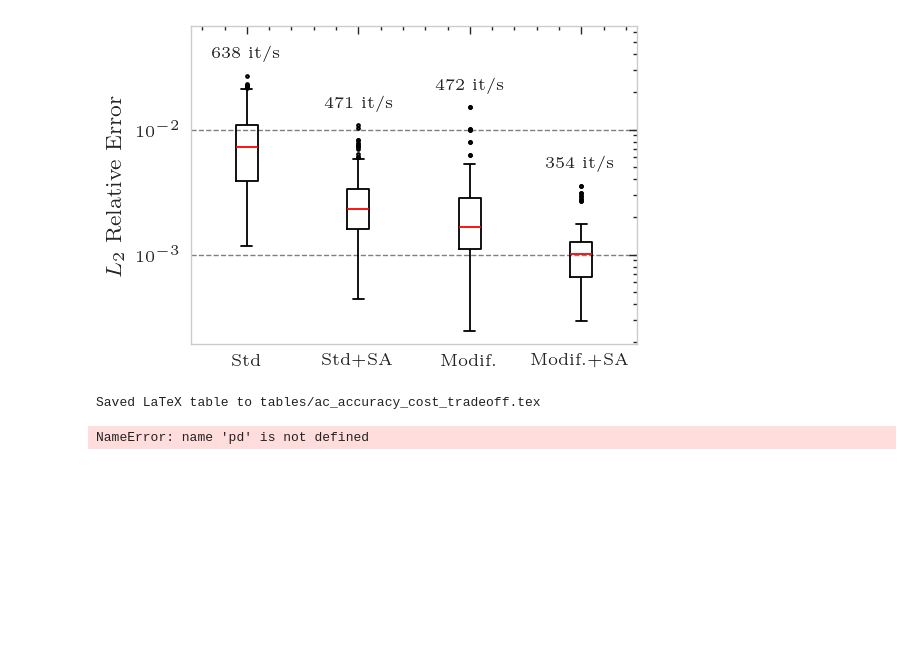
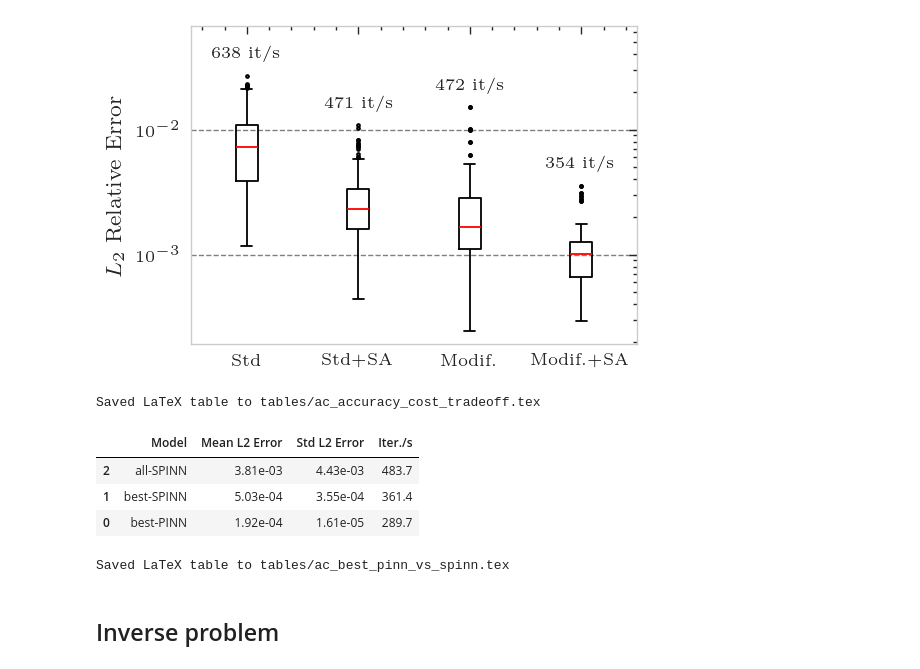
Before and after one commit to bonneted/PhD, a Jupyter notebook: chapters/III_ImprovingPINNs/05_improving_spinn_ac.ipynb, the cells around one changed output. Drawn from its saved outputs; the diff is of its cells as text; code cells hidden in the pictures; blank space fills up the shorter version.

```diff
--- a/chapters/III_ImprovingPINNs/05_improving_spinn_ac.ipynb
+++ b/chapters/III_ImprovingPINNs/05_improving_spinn_ac.ipynb
@@ -479,7 +480,7 @@ if "weight_vis" in all_data_SA and "fields" in all_data_SA["weight_vis"]:
     fig, ax = plt.subplots(4, 4, figsize=(page_width, 0.85*page_width), dpi=300, gridspec_kw={'wspace': 0.35, 'hspace': 0.3})
     plot_results(fig, ax, fields_SA_weight_vis, tt, xx, rows_title, powerlimits=(-1, 1))
 
-    save_fig = False
+    save_fig = True
     if save_fig:
         figure_folder = Path("images")
         fig.savefig(figure_folder / "ac_weight_visualization.png", bbox_inches="tight")
@@ -901,33 +904,39 @@ agg_all = (df_all.groupby(hp_cols)
     .agg(mean_l2=("l2_relative_error", "mean"), std_l2=("l2_relative_error", "std"),
          iter_per_sec=("iterations_per_sec", "mean"), count=("l2_relative_error", "count"))
     .reset_index())
 
 best_per_type = agg_all.loc[agg_all.groupby("net_type")["mean_l2"].idxmin()]
 
 # All-SPINN: aggregate across ALL SPINN runs (all configs)
 all_spinn_row = pd.DataFrame([{
     "Model": "all-SPINN",
     "Mean L2 Error": df_spinn["l2_relative_error"].mean(),
     "Std L2 Error": df_spinn["l2_relative_error"].std(),
     "Iter./s": df_spinn["iterations_per_sec"].mean(),
 }])
 
 df_best = pd.DataFrame([{
     "Model": f"best-{row['net_type']}",
     "Mean L2 Error": row["mean_l2"],
     "Std L2 Error": row["std_l2"],
     "Iter./s": row["iter_per_sec"],
-} for _, row in best_per_type.sort_values("mean_l2", ascending=False).iterrows()])
+} for _, row in best_per_type.iterrows()])
 
-df_best = pd.concat([df_best, all_spinn_row], ignore_index=True)
+df_best = pd.concat([df_best, all_spinn_row], ignore_index=True).sort_values("Mean L2 Error", ascending=False)
 
 display(df_best.style
     .background_gradient(subset=["Mean L2 Error"], cmap="Greens_r")
     .background_gradient(subset=["Iter./s"], cmap="Blues")
     .format({"Mean L2 Error": "{:.2e}", "Std L2 Error": "{:.2e}", "Iter./s": "{:.1f}"}))
 
 if save_fig:
     formatters = {"Mean L2 Error": "{:.2e}", "Std L2 Error": "{:.2e}", "Iter./s": "{:.1f}"}
     save_df_to_latex(df_best, "./tables/ac_best_pinn_vs_spinn.tex", formatters=formatters)
 # %% [output]
+|  | Model | Mean L2 Error | Std L2 Error | Iter./s |
+| 2 | all-SPINN | 3.81e-03 | 4.43e-03 | 483.7 |
+| 1 | best-SPINN | 5.03e-04 | 3.55e-04 | 361.4 |
+| 0 | best-PINN | 1.92e-04 | 1.61e-05 | 289.7 |
-NameError: name 'pd' is not defined
+Saved LaTeX table to tables/ac_best_pinn_vs_spinn.tex
+# %% [markdown]
+## Inverse problem
```
Also changed, not shown: parts of 3 cells of this notebook.
